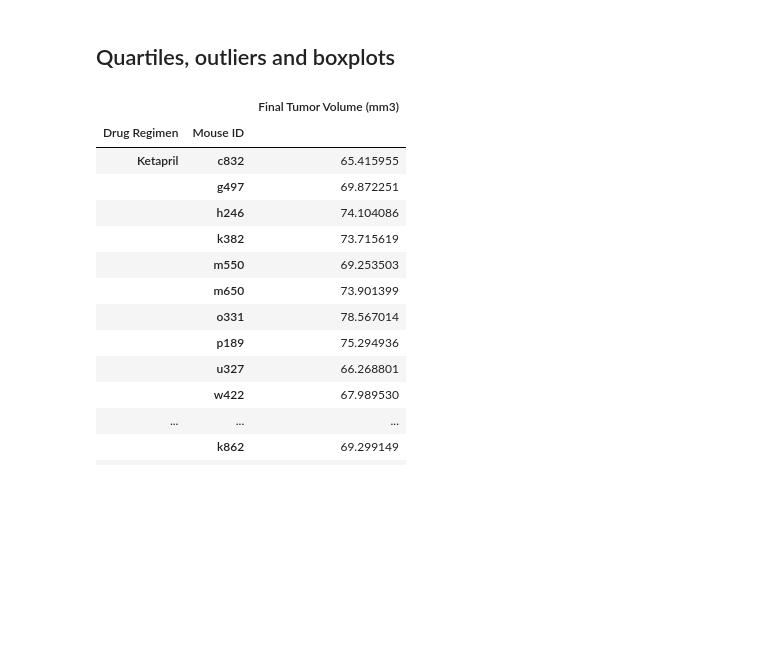
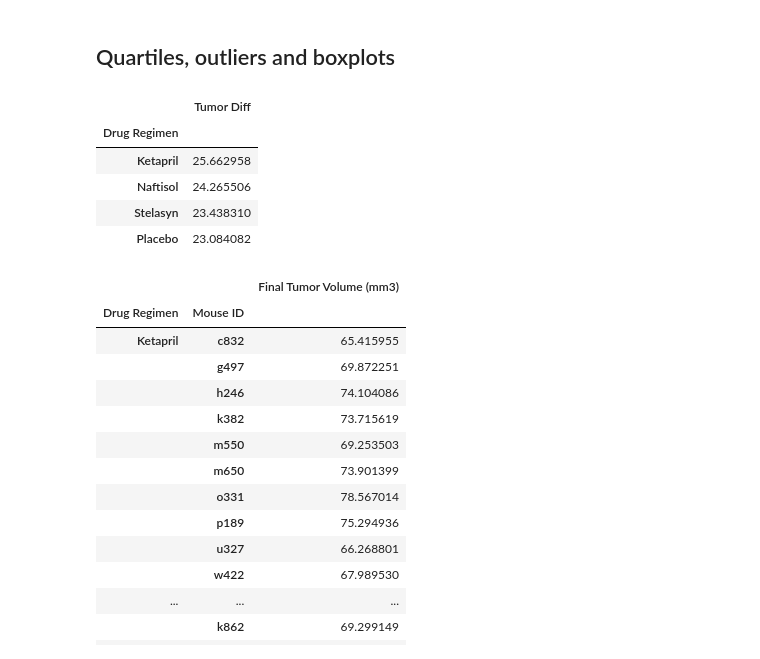
Before and after one commit to adodge88/Matplotlib, a Jupyter notebook: 05-Matplotlib_homework_Instructions_Pymaceuticals_pymaceuticals_starter.ipynb, the cells around one changed output. Saved outputs shown, nothing was run; the diff lists cells and outputs as text; code cells hidden in the pictures; blank space fills up the shorter version.

```diff
--- a/05-Matplotlib_homework_Instructions_Pymaceuticals_pymaceuticals_starter.ipynb
+++ b/05-Matplotlib_homework_Instructions_Pymaceuticals_pymaceuticals_starter.ipynb
@@ -178,17 +193,26 @@ startstop_merge = startstop_merge.rename(columns={'Drug Regimen_start':'Drug Reg
 # %%
 #create the group based off the drug type
 group = startstop_merge.groupby(['Drug Regimen'])
 t_dif = group['Tumor Diff'].mean()
 
 #convert to DF
 promising_df = pd.DataFrame({"Tumor Diff":t_dif})
 
 #sort
 promising_df = promising_df.sort_values(by=['Tumor Diff'],ascending = False)
 
 top_four = promising_df[:4]
 
 top_four_list = top_four.index.values.tolist()
+
+top_four
+# %% [output]
+|  | Tumor Diff |
+| Drug Regimen |  |
+| Ketapril | 25.662958 |
+| Naftisol | 24.265506 |
+| Stelasyn | 23.438310 |
+| Placebo | 23.084082 |
 # %%
 # Calculate the final tumor volume of each mouse across four of the most promising treatment regimens.
 
```
Also changed, not shown: parts of 1 cell of this notebook.
